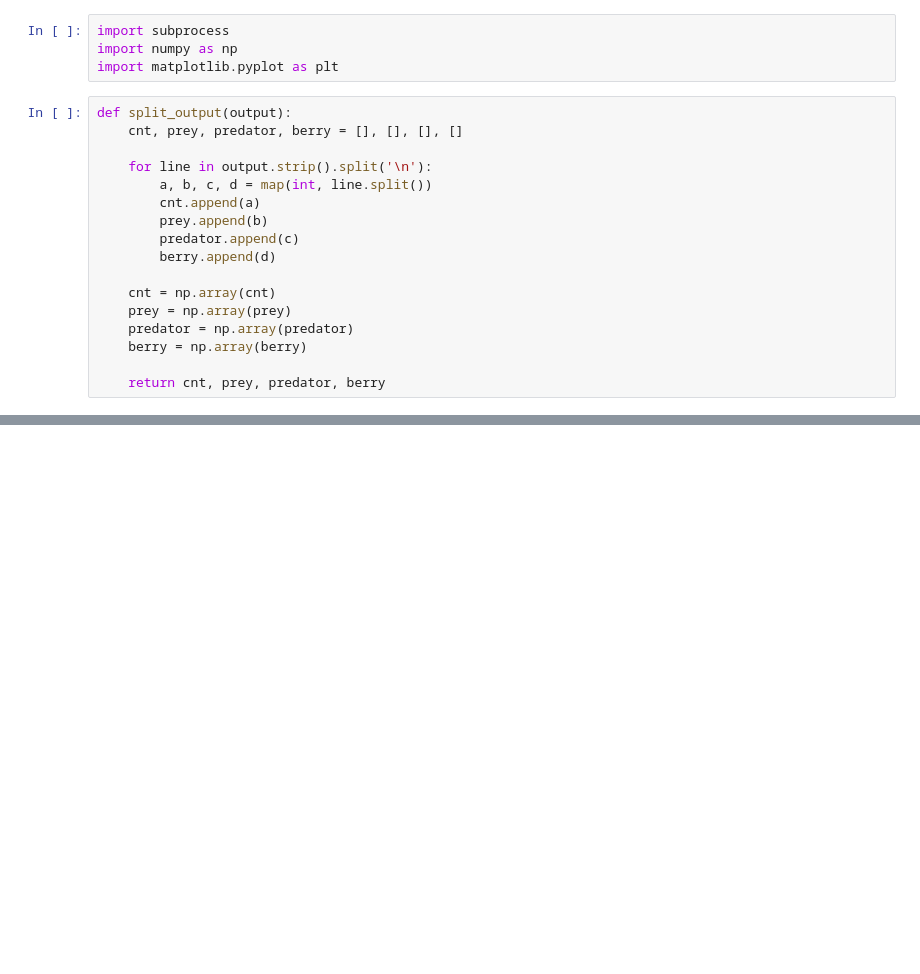
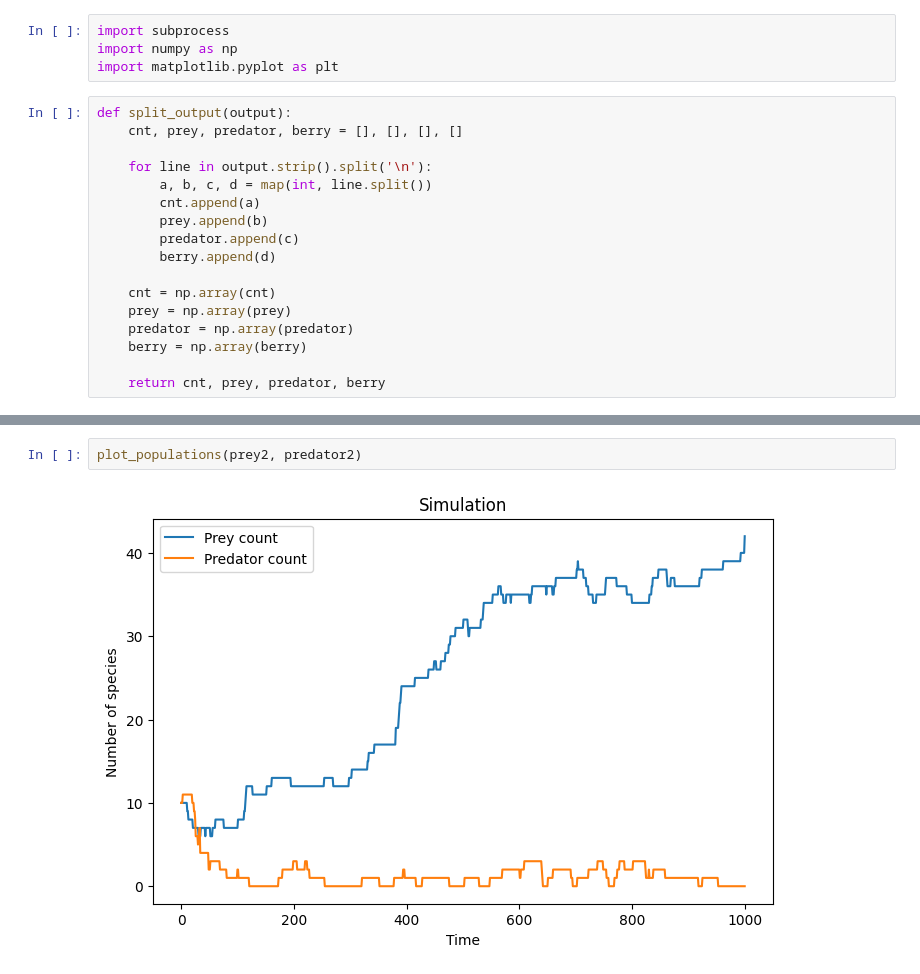
Before and after one commit to JonahMiller/L48, a Jupyter notebook: high_fidelity/src/PyInterface/Eval.ipynb, the cells around one changed output, grey strips where cells are left out. Saved outputs shown, nothing was run; the diff lists cells and outputs as text; blank space fills up the shorter version.

```diff
--- a/high_fidelity/src/PyInterface/Eval.ipynb
+++ b/high_fidelity/src/PyInterface/Eval.ipynb
@@ -47,0 +58,4 @@ plt.show()
+# %%
+plot_populations(prey2, predator2)
+# %% [output]
+[figure, added]
```
Also changed, not shown: parts of 5 cells of this notebook, 5 other files.
